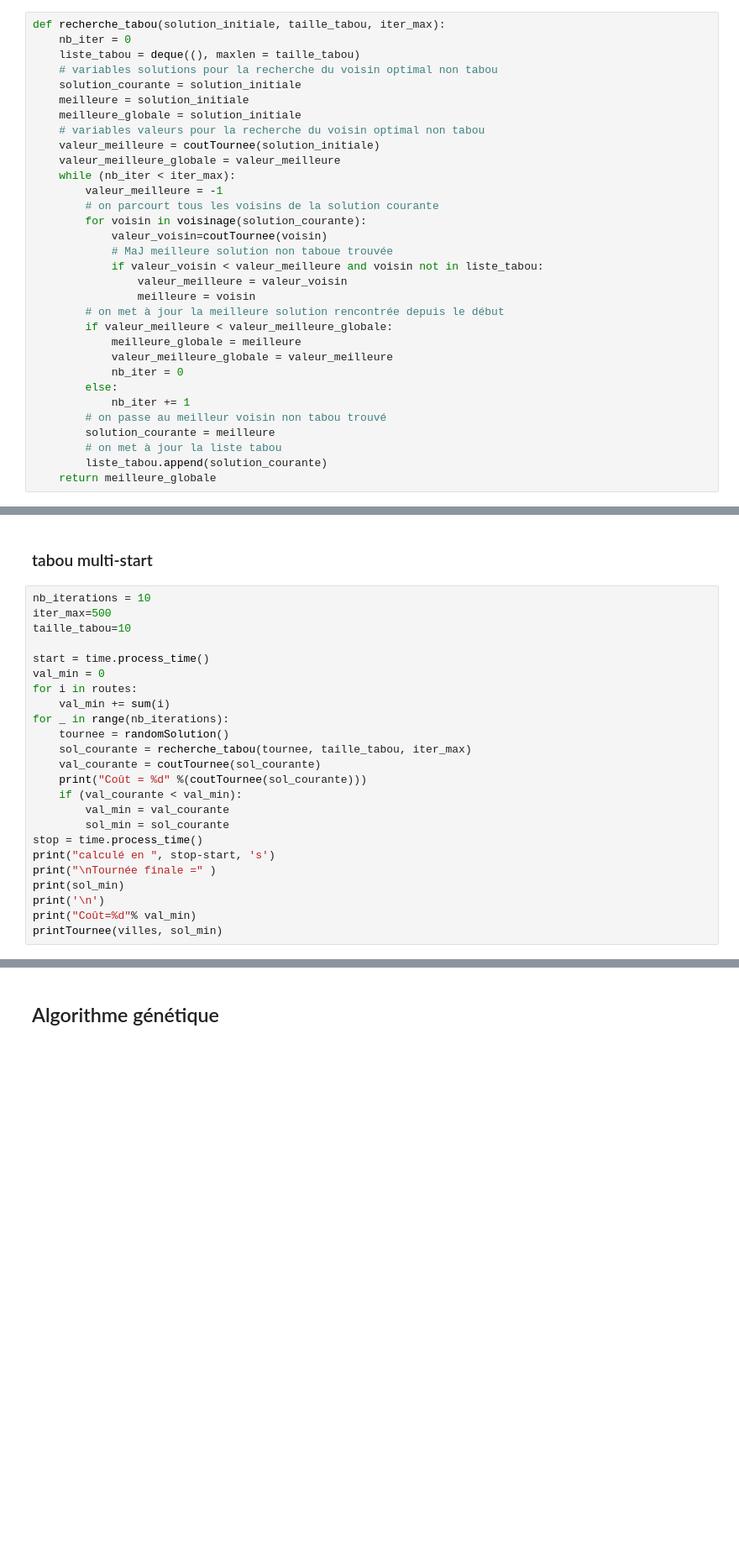
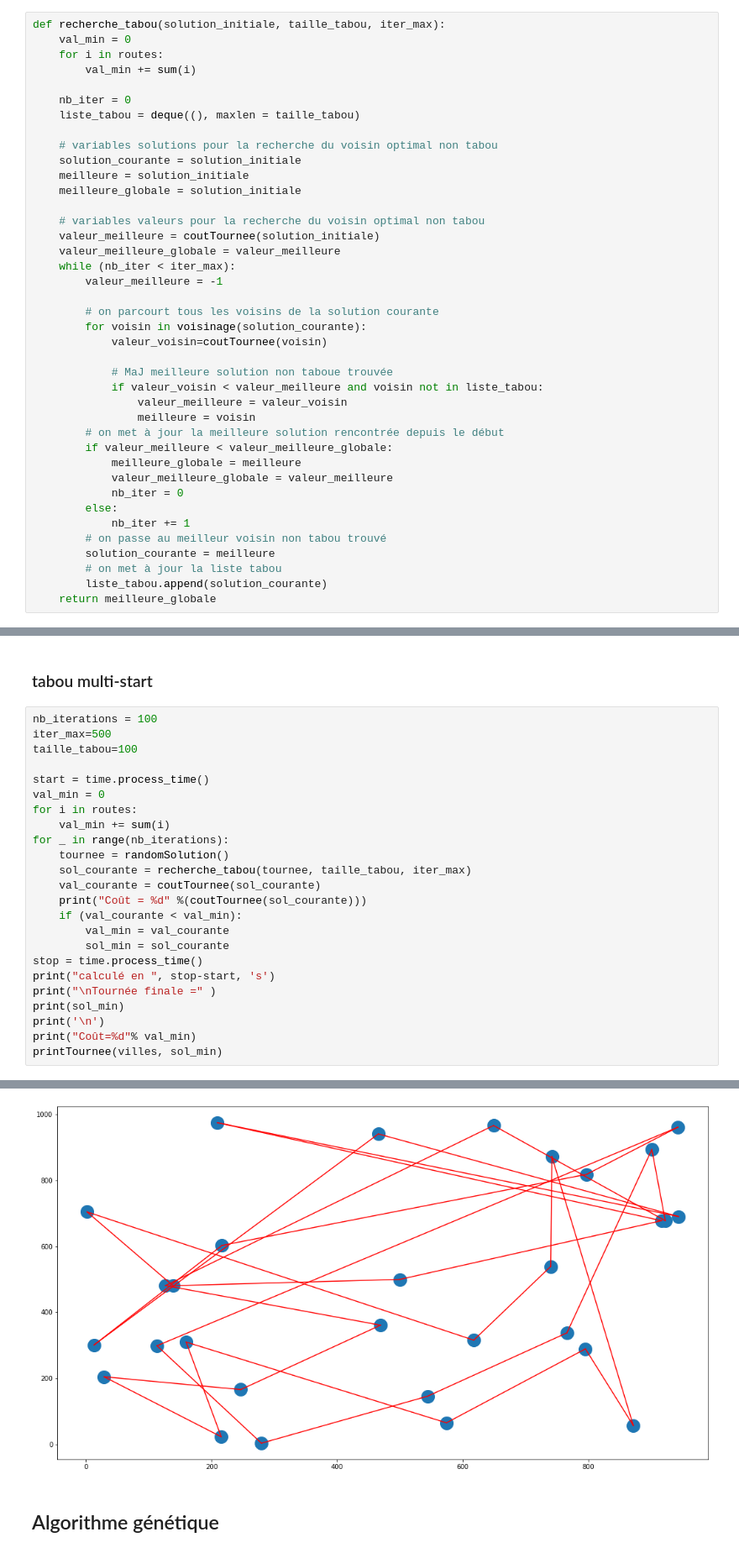
Before and after one commit to OscarPALISSOT/Routing_vehicule_problem_Python, a Jupyter notebook: Livrable2-FR.ipynb, the cells around one changed output, grey strips where cells are left out. Shown at 84% size. Drawn from its saved outputs; the diff is of its cells as text; blank space fills up the shorter version.

```diff
--- a/Livrable2-FR.ipynb
+++ b/Livrable2-FR.ipynb
@@ -434,19 +434,27 @@ res = plt.plot(range(iter_max), meilleurs_courants)
 # %%
 def recherche_tabou(solution_initiale, taille_tabou, iter_max):
+    val_min = 0
+    for i in routes:
+        val_min += sum(i)
+
     nb_iter = 0
     liste_tabou = deque((), maxlen = taille_tabou)
+
     # variables solutions pour la recherche du voisin optimal non tabou
     solution_courante = solution_initiale
     meilleure = solution_initiale
     meilleure_globale = solution_initiale
+
     # variables valeurs pour la recherche du voisin optimal non tabou
     valeur_meilleure = coutTournee(solution_initiale)
     valeur_meilleure_globale = valeur_meilleure
     while (nb_iter < iter_max):
         valeur_meilleure = -1
+
         # on parcourt tous les voisins de la solution courante
         for voisin in voisinage(solution_courante):
             valeur_voisin=coutTournee(voisin)
+
             # MaJ meilleure solution non taboue trouvée
             if valeur_voisin < valeur_meilleure and voisin not in liste_tabou:
                 valeur_meilleure = valeur_voisin
@@ -473,9 +483,9 @@ print("valeur finale = " + str(coutTournee(sol)))
 # %% [markdown]
 ### tabou multi-start
 # %%
-nb_iterations = 10
+nb_iterations = 100
 iter_max=500
-taille_tabou=10
+taille_tabou=100
 
 start = time.process_time()
 val_min = 0
@@ -496,3 +506,4 @@ print(sol_min)
 print('\n')
 print("Coût=%d"% val_min)
 printTournee(villes, sol_min)
+# %% [output]
@@ -499,3 +527,4 @@ printTournee(villes, sol_min)
+[figure, added]
 # %% [markdown]
 ## Algorithme génétique
 # %% [markdown]
```
Also changed, not shown: parts of 14 cells of this notebook.
